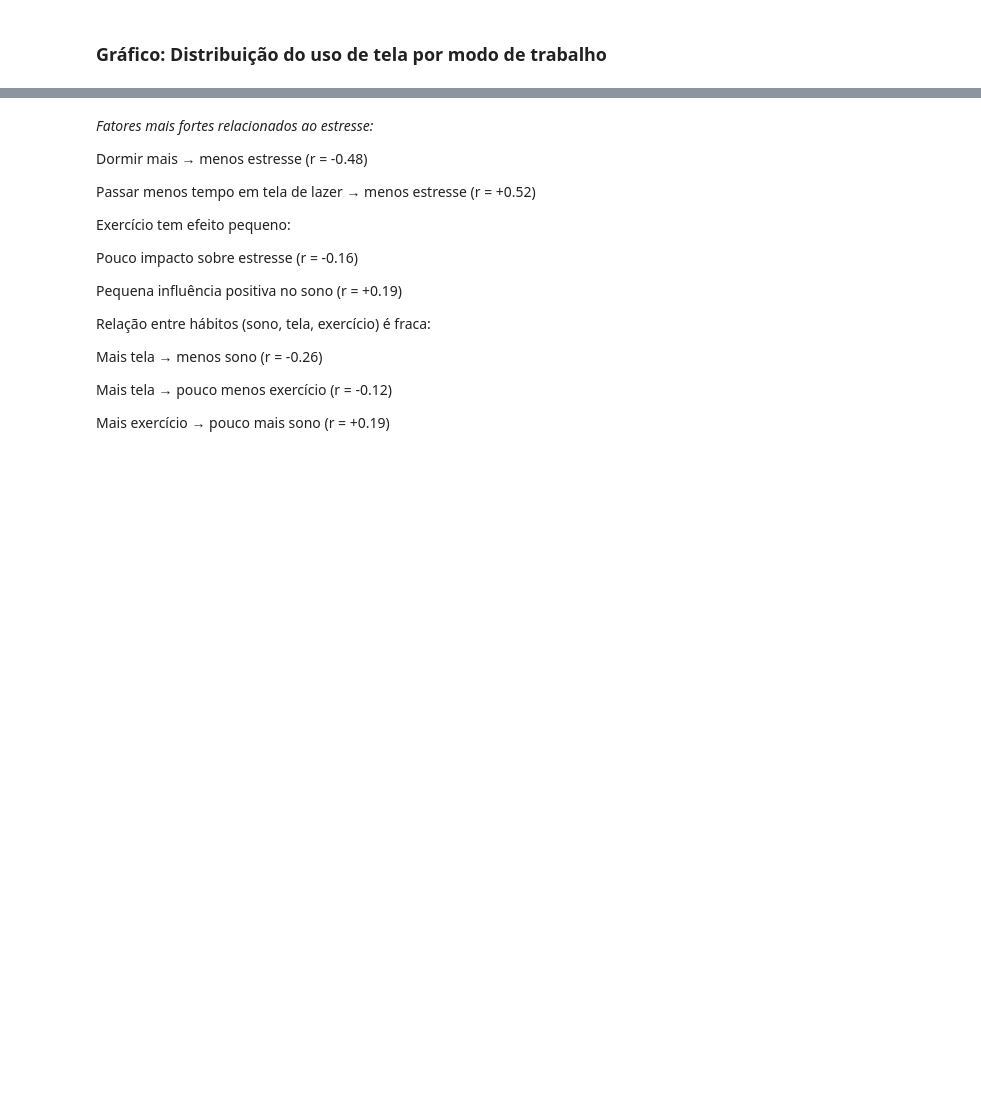
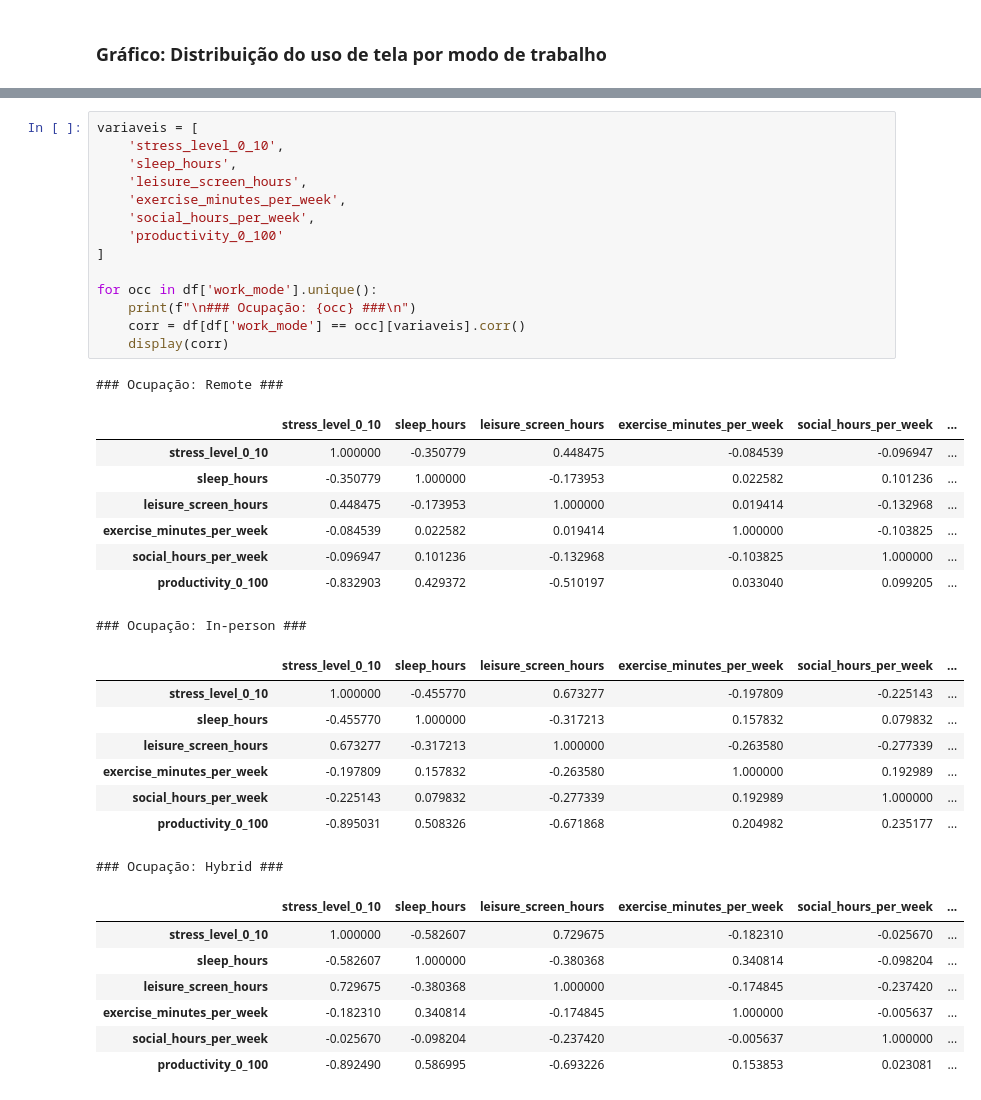
Before and after one commit to karenQuiroga88/python_cases, a Jupyter notebook: Case_v2.ipynb, the cells around one changed output, grey strips where cells are left out. Drawn from its saved outputs; the diff is of its cells as text; blank space fills up the shorter version.

```diff
--- a/Case_v2.ipynb
+++ b/Case_v2.ipynb
@@ -322,21 +324,40 @@ print(display(correlacao_sono_saudemental))
 None
-# %% [markdown]
-*Fatores mais fortes relacionados ao estresse:*
-
-Dormir mais → menos estresse (r = -0.48)
-
-Passar menos tempo em tela de lazer → menos estresse (r = +0.52)
-
-Exercício tem efeito pequeno:
-
-Pouco impacto sobre estresse (r = -0.16)
-
-Pequena influência positiva no sono (r = +0.19)
-
-Relação entre hábitos (sono, tela, exercício) é fraca:
-
-Mais tela → menos sono (r = -0.26)
-
-Mais tela → pouco menos exercício (r = -0.12)
-
-Mais exercício → pouco mais sono (r = +0.19)
+# %%
+variaveis = [
+    'stress_level_0_10',
+    'sleep_hours',
+    'leisure_screen_hours',
+    'exercise_minutes_per_week',
+    'social_hours_per_week',
+    'productivity_0_100'
+]
+
+for occ in df['work_mode'].unique():
+    print(f"\n### Ocupação: {occ} ###\n")
+    corr = df[df['work_mode'] == occ][variaveis].corr()
+    display(corr)
+# %% [output]
+### Ocupação: Remote ###
+|  | stress_level_0_10 | sleep_hours | leisure_screen_hours | exercise_minutes_per_week | social_hours_per_week | ... |
+| stress_level_0_10 | 1.000000 | -0.350779 | 0.448475 | -0.084539 | -0.096947 | ... |
+| sleep_hours | -0.350779 | 1.000000 | -0.173953 | 0.022582 | 0.101236 | ... |
+| leisure_screen_hours | 0.448475 | -0.173953 | 1.000000 | 0.019414 | -0.132968 | ... |
+| exercise_minutes_per_week | -0.084539 | 0.022582 | 0.019414 | 1.000000 | -0.103825 | ... |
+| social_hours_per_week | -0.096947 | 0.101236 | -0.132968 | -0.103825 | 1.000000 | ... |
+| productivity_0_100 | -0.832903 | 0.429372 | -0.510197 | 0.033040 | 0.099205 | ... |
+### Ocupação: In-person ###
+|  | stress_level_0_10 | sleep_hours | leisure_screen_hours | exercise_minutes_per_week | social_hours_per_week | ... |
+| stress_level_0_10 | 1.000000 | -0.455770 | 0.673277 | -0.197809 | -0.225143 | ... |
+| sleep_hours | -0.455770 | 1.000000 | -0.317213 | 0.157832 | 0.079832 | ... |
+| leisure_screen_hours | 0.673277 | -0.317213 | 1.000000 | -0.263580 | -0.277339 | ... |
+| exercise_minutes_per_week | -0.197809 | 0.157832 | -0.263580 | 1.000000 | 0.192989 | ... |
+| social_hours_per_week | -0.225143 | 0.079832 | -0.277339 | 0.192989 | 1.000000 | ... |
+| productivity_0_100 | -0.895031 | 0.508326 | -0.671868 | 0.204982 | 0.235177 | ... |
+### Ocupação: Hybrid ###
+|  | stress_level_0_10 | sleep_hours | leisure_screen_hours | exercise_minutes_per_week | social_hours_per_week | ... |
+| stress_level_0_10 | 1.000000 | -0.582607 | 0.729675 | -0.182310 | -0.025670 | ... |
+| sleep_hours | -0.582607 | 1.000000 | -0.380368 | 0.340814 | -0.098204 | ... |
+| leisure_screen_hours | 0.729675 | -0.380368 | 1.000000 | -0.174845 | -0.237420 | ... |
+| exercise_minutes_per_week | -0.182310 | 0.340814 | -0.174845 | 1.000000 | -0.005637 | ... |
+| social_hours_per_week | -0.025670 | -0.098204 | -0.237420 | -0.005637 | 1.000000 | ... |
+| productivity_0_100 | -0.892490 | 0.586995 | -0.693226 | 0.153853 | 0.023081 | ... |
```
Also changed, not shown: parts of 4 cells of this notebook.
